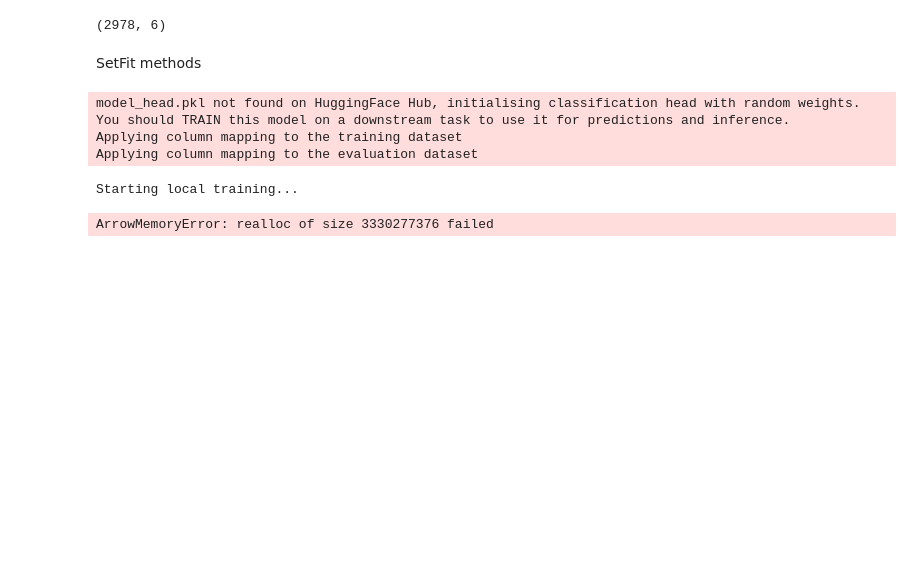
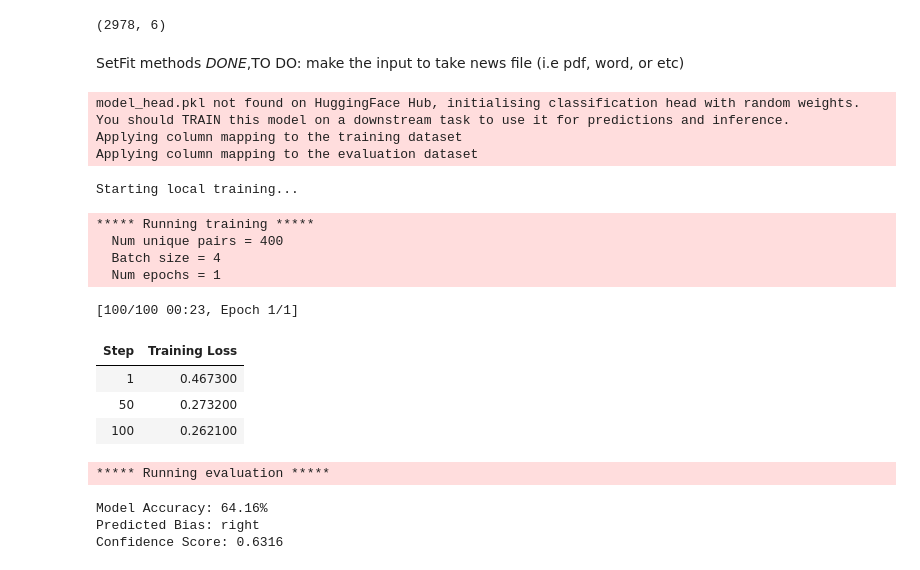
Before and after one commit to RinIOTA/Political-Biases, a Jupyter notebook: main.ipynb, the cells around one changed output. Drawn from its saved outputs; the diff is of its cells as text; code cells hidden in the pictures; blank space fills up the shorter version.

Commit message:
Fix so that it would run on local system

```diff
--- a/main.ipynb
+++ b/main.ipynb
@@ -170,18 +100,19 @@ Text_sequences = Text_tokenizer.texts_to_sequences(Text_sentences)
 with open('Text_tokenizer.pkl', 'wb') as f:
     pickle.dump(Text_tokenizer, f)
 # %% [markdown]
-SetFit methods
+SetFit methods *DONE*,TO DO: make the input to take news file (i.e pdf, word, or etc)
 # %%
 import pandas as pd
 from datasets import Dataset
 from setfit import SetFitModel, Trainer, TrainingArguments
 
+# Load the dataset
 df = pd.read_csv('archive/Political_Bias.csv')
 
 # Pre-process the data
-df['text'] = df['Title'].fillna('') + " " + df['Text'].fillna('')
+df['text'] = df['Title'].fillna('') + " " + df['Text'].str[:1000].fillna('')
 
-(SetFit requirement)
+# SetFit requirement
 label_map = {
     'left': 0,
     'lean left': 1,
@@ -195,56 +126,74 @@ df['label'] = df['Bias'].str.lower().map(label_map)
 df = df.dropna(subset=['label'])
 df['label'] = df['label'].astype(int)
 
-# Convert to HuggingFace Dataset format
+# Convert to HuggingFace Dataset format and Split
 full_dataset = Dataset.from_pandas(df[['text', 'label']])
 dataset_split = full_dataset.train_test_split(test_size=0.2)
 train_dataset = dataset_split['train']
 eval_dataset = dataset_split['test']
 
-# Load Local Sentence Transformer
-model = SetFitModel.from_pretrained("sentence-transformers/paraphrase-mpnet-base-v2")
+# Load Local Sentence Transformer (Added max_iter to fix convergence warning)
+model = SetFitModel.from_pretrained(
+    "sentence-transformers/paraphrase-MiniLM-L3-v2",
+    head_params={"max_iter": 1000}
+)
 
 # Training Arguments
 args = TrainingArguments(
-    batch_size=16,
+    batch_size=4,
     num_epochs=1,          # SetFit only needs 1 epoch for contrastive learning
+    max_steps=100,         # Keeps training short to prevent freezing
     use_amp=True,          # Uses Mixed Precision if using an NVIDIA GPU
 )
 
 # Trainer
 trainer = Trainer(
     model=model,
     args=args,
-    train_dataset=train_dataset,
-    eval_dataset=eval_dataset,
-    column_mapping={"text": "text", "label": "label"},
+    train_dataset=train_dataset, # FIX: Uses the 80% split
+    eval_dataset=eval_dataset,   # FIX: Feeds the 20% test split for evaluation
+    column_mapping={"text": "text", "label": "label"} # Note: Removed trailing comma
 )
 
 # Train and Save
 print("Starting local training...")
 trainer.train()
 
-# Evaluate accuracy
+# Evaluate accuracy (This will now work correctly!)
 metrics = trainer.evaluate()
 print(f"Model Accuracy: {metrics['accuracy'] * 100:.2f}%")
 
 # Save the model locally
 model.save_pretrained("news_bias_setfit_model")
 
 # (Testing a new article)
 new_news = "The senate passed a landmark climate bill today despite heavy opposition."
 probs = model.predict_proba([new_news])
 
-# Format output
-output_label = model.predict([new_news])[0]
+# Format output (FIXED: Added .item() to extract the integer)
+output_label = model.predict([new_news])[0].item()
 reverse_map = {v: k for k, v in label_map.items()}
+
+# Extract confidence score safely
 confidence = probs[0][output_label].item()
 
 print(f"Predicted Bias: {reverse_map[output_label]}")
 print(f"Confidence Score: {confidence:.4f}")
 # %% [output]
 model_head.pkl not found on HuggingFace Hub, initialising classification head with random weights. You should TRAIN this model on a downstream task to use it for predictions and inference.
 Applying column mapping to the training dataset
 Applying column mapping to the evaluation dataset
 Starting local training...
-ArrowMemoryError: realloc of size 3330277376 failed
+***** Running training *****
+  Num unique pairs = 400
+  Batch size = 4
+  Num epochs = 1
+[100/100 00:23, Epoch 1/1]
+| Step | Training Loss |
+| 1 | 0.467300 |
+| 50 | 0.273200 |
+| 100 | 0.262100 |
+***** Running evaluation *****
+Model Accuracy: 64.16%
+Predicted Bias: right
+Confidence Score: 0.6316
```
Also changed, not shown: parts of 3 cells of this notebook, 1 other file.
